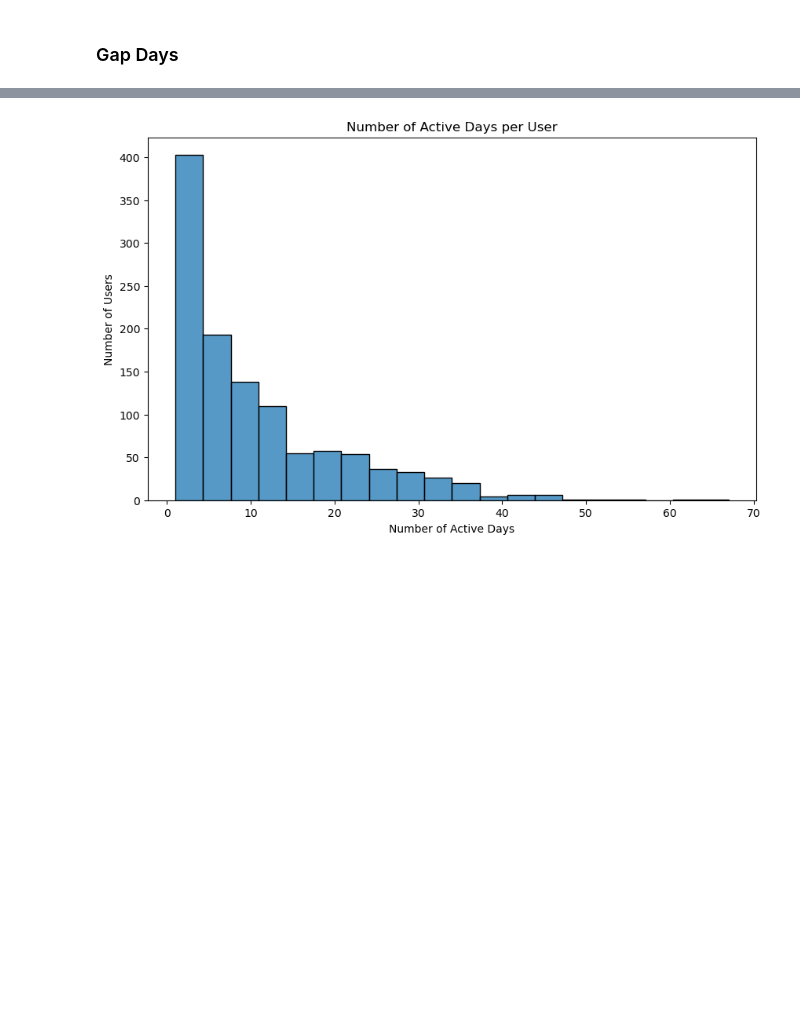
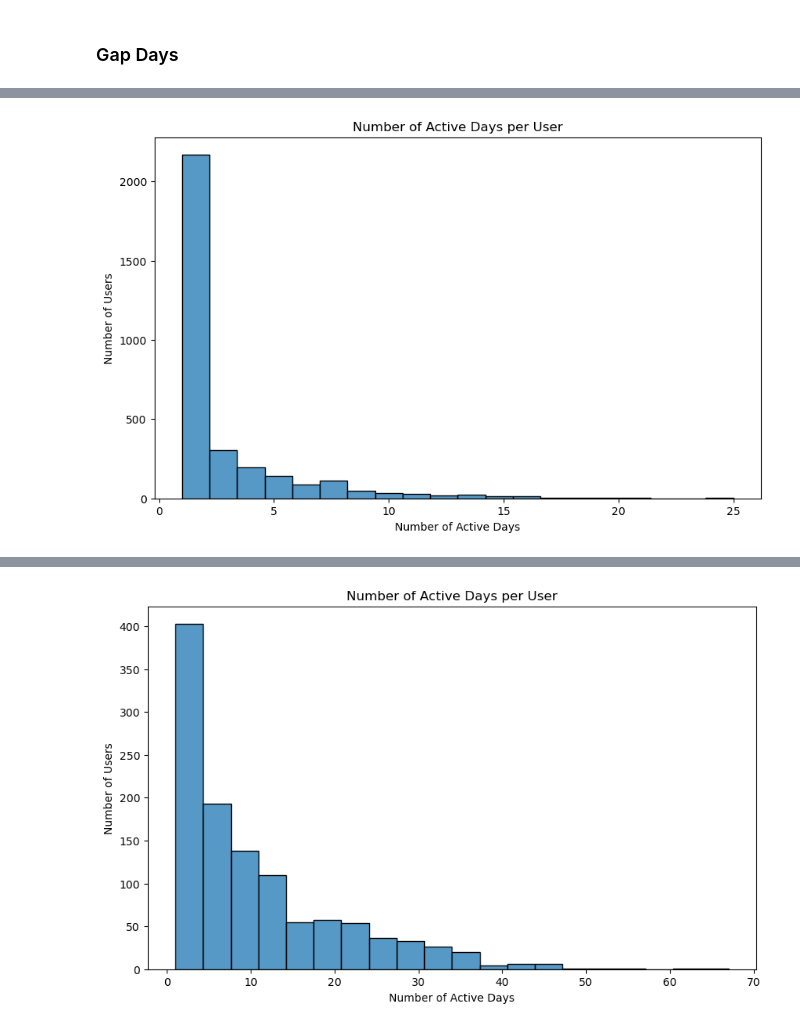
Before and after one commit to malenraychev/BigMMMBehaviour, a Jupyter notebook: preprocessing.ipynb, the cells around one changed output, grey strips where cells are left out. Cells and saved outputs as stored; diff of their text form; code cells hidden in the pictures; blank space fills up the shorter version.

```diff
--- a/preprocessing.ipynb
+++ b/preprocessing.ipynb
@@ -17,0 +123,9 @@ activity['activity_updated'] = pd.to_datetime(activity['activity_updated'], unit
+# %%
+# Scale duration by activity type and course id: higher is faster (lower duration)
+
+single_day_activities.loc[:, 'duration_scaled'] = (
+    single_day_activities.groupby(['activity_type', 'course_id'])['activity_duration']
+    .rank(pct=True, method='max')
+    .rsub(1)  # same as 1 - rank
+)
+single_day_activities
@@ -17,0 +151,26 @@ activity['activity_updated'] = pd.to_datetime(activity['activity_updated'], unit
+# %%
+# Define a custom aggregation function
+# We mean most relevant columns, but we keep the active days as a set
+
+temp = single_day_activities[['user_id', 'activity_type', 'course_id', 'start_date', 'activity_duration', 'duration_scaled']]
+agg_funcs = {
+    col: 'mean' for col in temp.columns if col not in ['user_id', 'activity_type', 'course_id', 'start_date']
+}
+agg_funcs['start_date'] = lambda x: set(x)
+
+# Group , then aggregate
+grouped = temp.groupby(['user_id', 'activity_type', 'course_id']).agg(agg_funcs).reset_index()
+
+grouped = grouped.rename(columns={'start_date': 'active_days'})
+grouped['active_days_count'] = grouped['active_days'].apply(len)
+
+
+# Histogram of active days
+plt.figure(figsize=(10, 6))
+sns.histplot(grouped['active_days_count'], bins=20)
+plt.title('Number of Active Days per User')
+plt.xlabel('Number of Active Days')
+plt.ylabel('Number of Users')
+plt.show()
+# %% [output]
+[figure, added]
```
Also changed, not shown: parts of 13 cells of this notebook.
